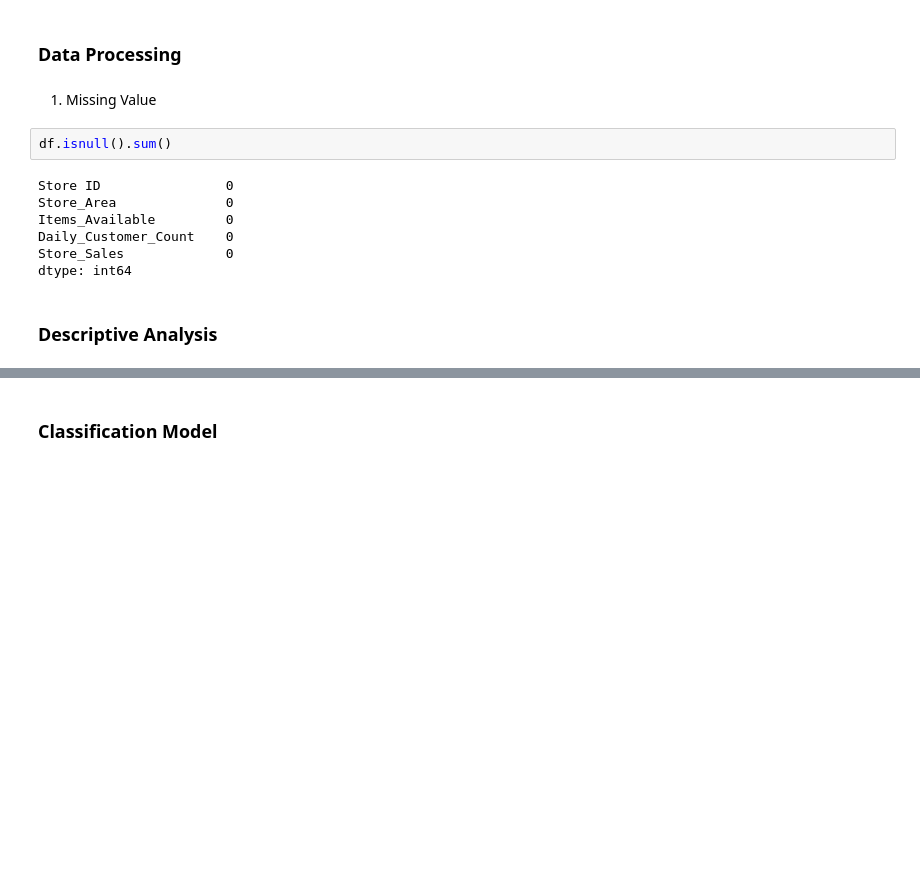
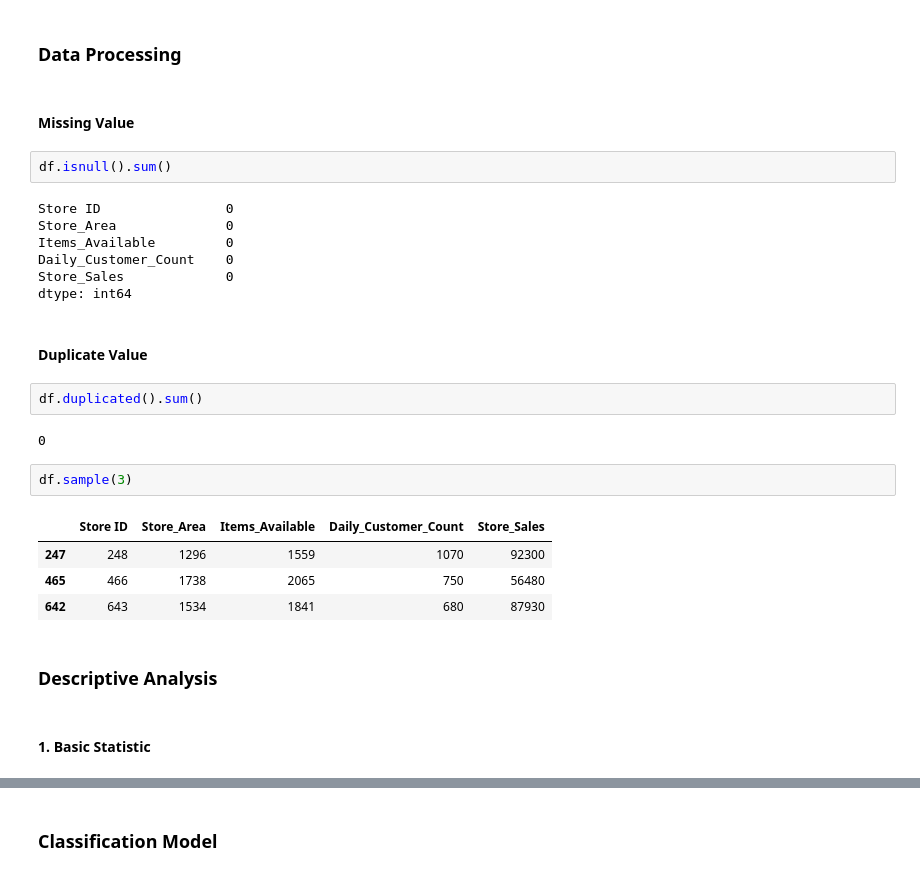
Before and after one commit to binmuji/BI-day3.4-project-python.EDA.sales.store, a Jupyter notebook: Assignment_Day_3_Kurnia_Ageng_P.ipynb, the cells around one changed output, grey strips where cells are left out. Drawn from its saved outputs; the diff is of its cells as text; blank space fills up the shorter version.

```diff
--- a/Assignment_Day_3_Kurnia_Ageng_P.ipynb
+++ b/Assignment_Day_3_Kurnia_Ageng_P.ipynb
@@ -117,7 +117,7 @@ memory usage: 35.1 KB
 # %% [markdown]
 ### Data Processing
 # %% [markdown]
-1. Missing Value
+#### Missing Value
 # %%
 df.isnull().sum()
 # %% [output]
@@ -127,5 +127,20 @@ Items_Available         0
 Daily_Customer_Count    0
 Store_Sales             0
 dtype: int64
+# %% [markdown]
+#### Duplicate Value
+# %%
+df.duplicated().sum()
+# %% [output]
+0
+# %%
+df.sample(3)
+# %% [output]
+|  | Store ID | Store_Area | Items_Available | Daily_Customer_Count | Store_Sales |
+| 247 | 248 | 1296 | 1559 | 1070 | 92300 |
+| 465 | 466 | 1738 | 2065 | 750 | 56480 |
+| 642 | 643 | 1534 | 1841 | 680 | 87930 |
 # %% [markdown]
 ### Descriptive Analysis
+# %% [markdown]
+#### 1. Basic Statistic
```
Also changed, not shown: parts of 2 cells of this notebook.
